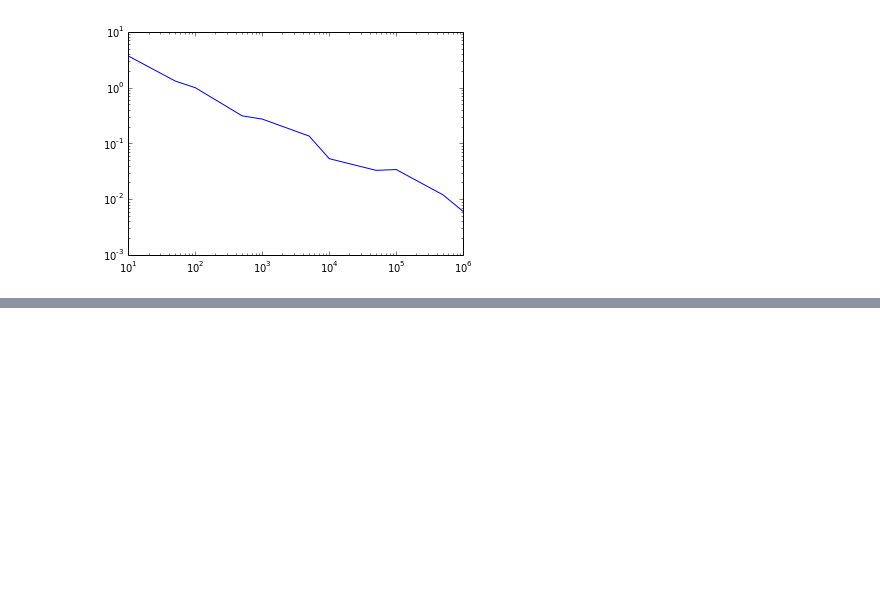
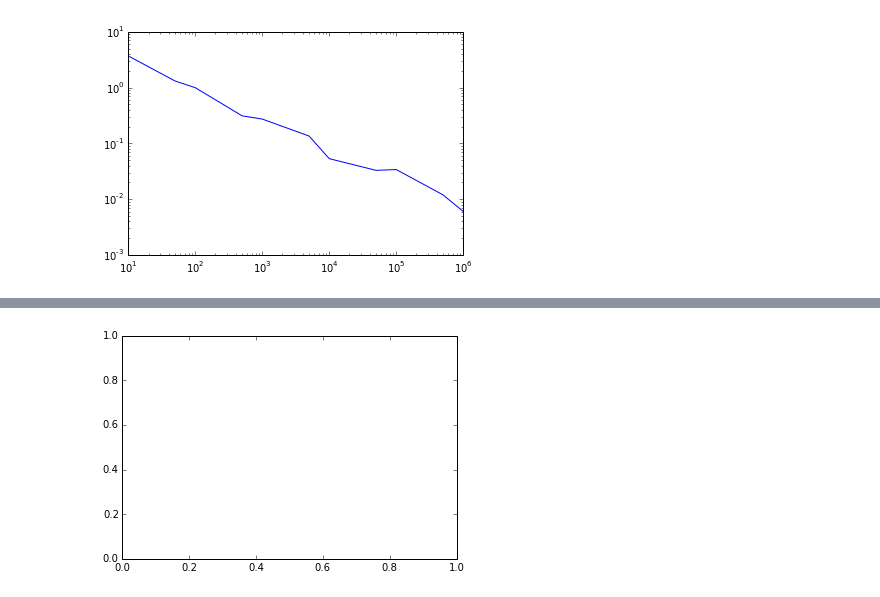
Before and after one commit to rahulporuri/num_methods_in_prog, a Jupyter notebook: additional_exercises/mcInt.ipynb, the cells around one changed output, grey strips where cells are left out. Saved outputs shown, nothing was run; the diff lists cells and outputs as text; code cells hidden in the pictures; blank space fills up the shorter version.

```diff
--- a/additional_exercises/mcInt.ipynb
+++ b/additional_exercises/mcInt.ipynb
@@ -112,0 +264,5 @@ plt.loglog(steps, error)
+# %%
+#plt.scatter(np.arange(-1,1,h),alist)
+plt.hold(True)
+# %% [output]
+[figure, added]
```
Also changed, not shown: parts of 15 cells of this notebook.
